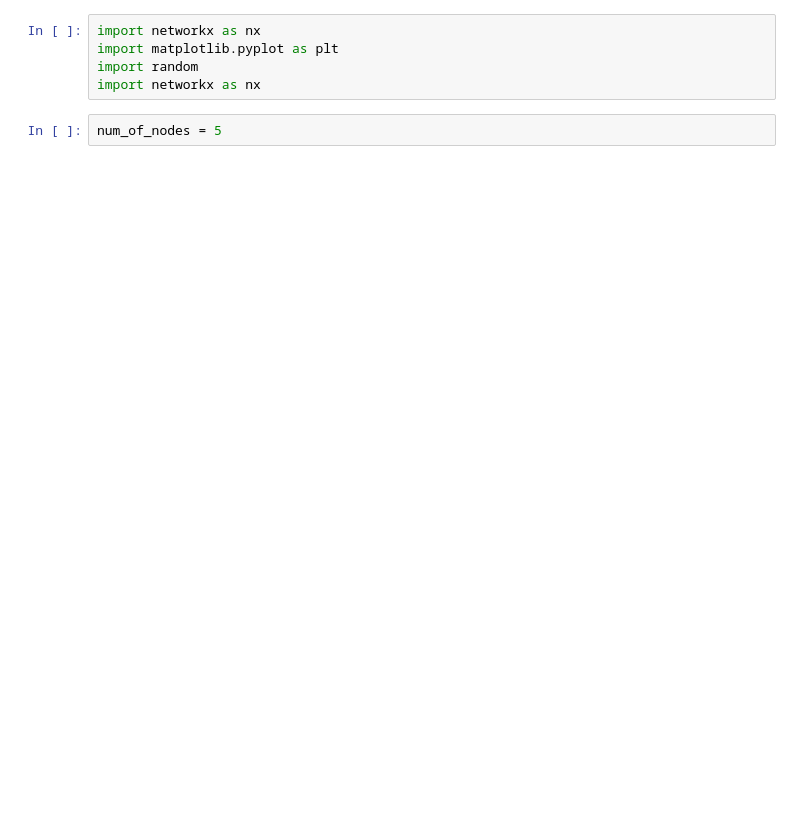
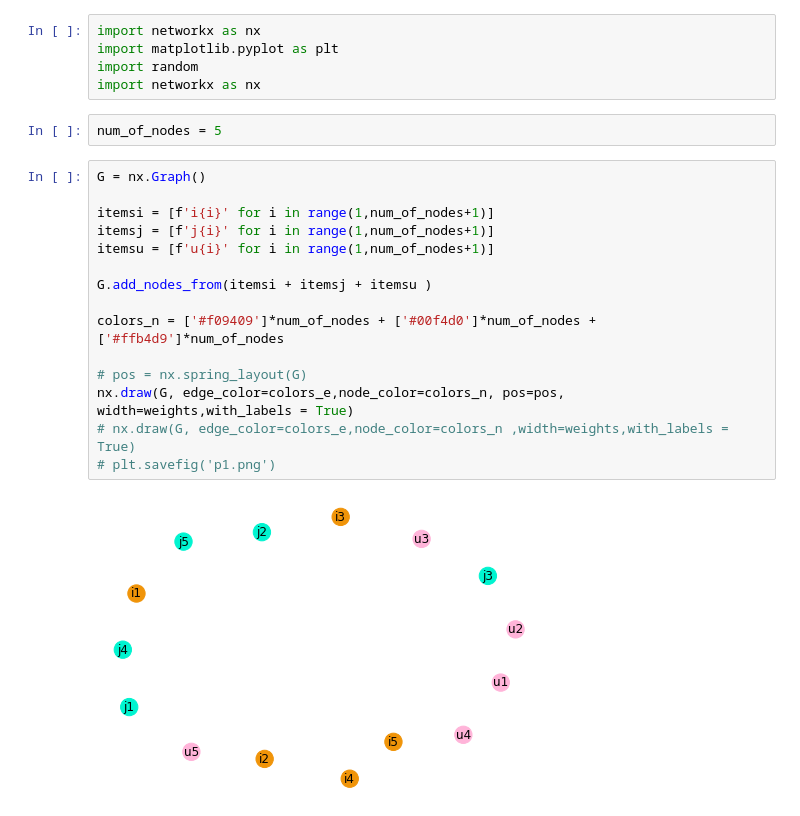
Before and after one commit to aliSaDmsCthesis/Notebooks, a Jupyter notebook: draw_graph_for_mon_18_Oct_.ipynb, the cells around one changed output. Cells and saved outputs as stored; diff of their text form; blank space fills up the shorter version.

```diff
--- a/draw_graph_for_mon_18_Oct_.ipynb
+++ b/draw_graph_for_mon_18_Oct_.ipynb
@@ -7,3 +7,20 @@ import random
 import networkx as nx
 # %%
 num_of_nodes = 5
+# %%
+G = nx.Graph()
+
+itemsi = [f'i{i}' for i in range(1,num_of_nodes+1)]
+itemsj = [f'j{i}' for i in range(1,num_of_nodes+1)]
+itemsu = [f'u{i}' for i in range(1,num_of_nodes+1)]
+
+G.add_nodes_from(itemsi + itemsj + itemsu )
+
+colors_n = ['#f09409']*num_of_nodes + ['#00f4d0']*num_of_nodes + ['#ffb4d9']*num_of_nodes
+
+# pos = nx.spring_layout(G)
+nx.draw(G, edge_color=colors_e,node_color=colors_n, pos=pos, width=weights,with_labels = True)
+# nx.draw(G, edge_color=colors_e,node_color=colors_n ,width=weights,with_labels = True)
+# plt.savefig('p1.png')
+# %% [output]
+[figure, added]
```
Also changed, not shown: parts of 25 cells of this notebook.
